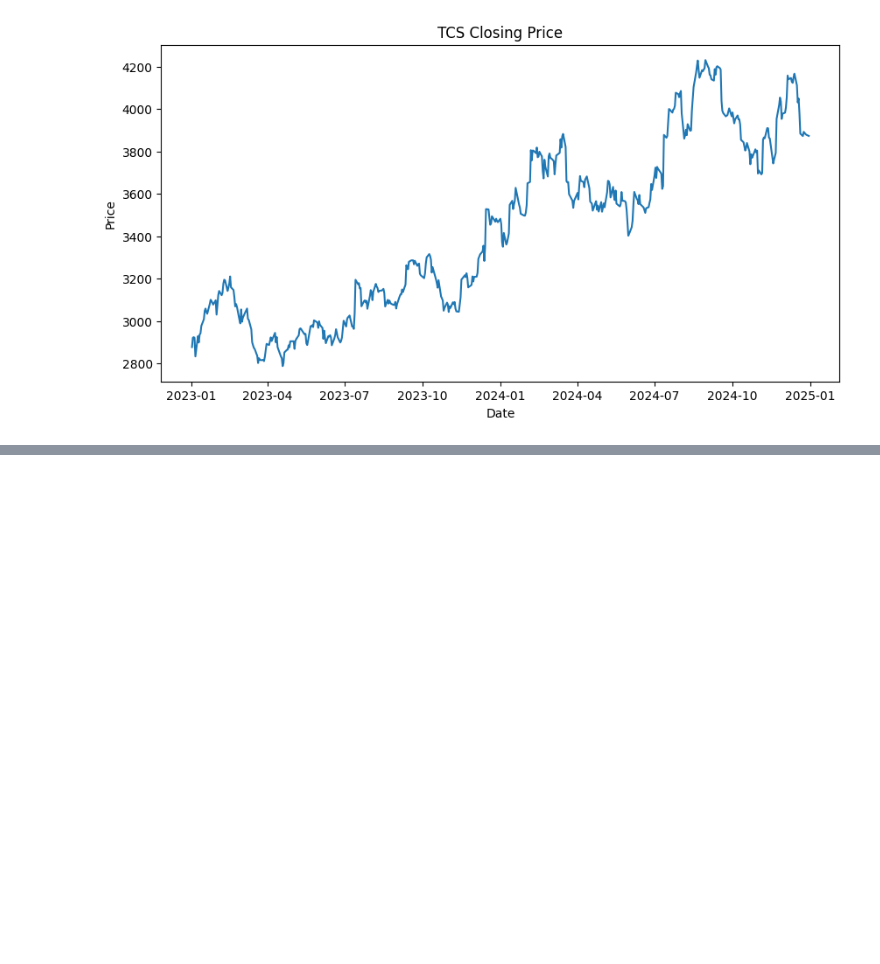
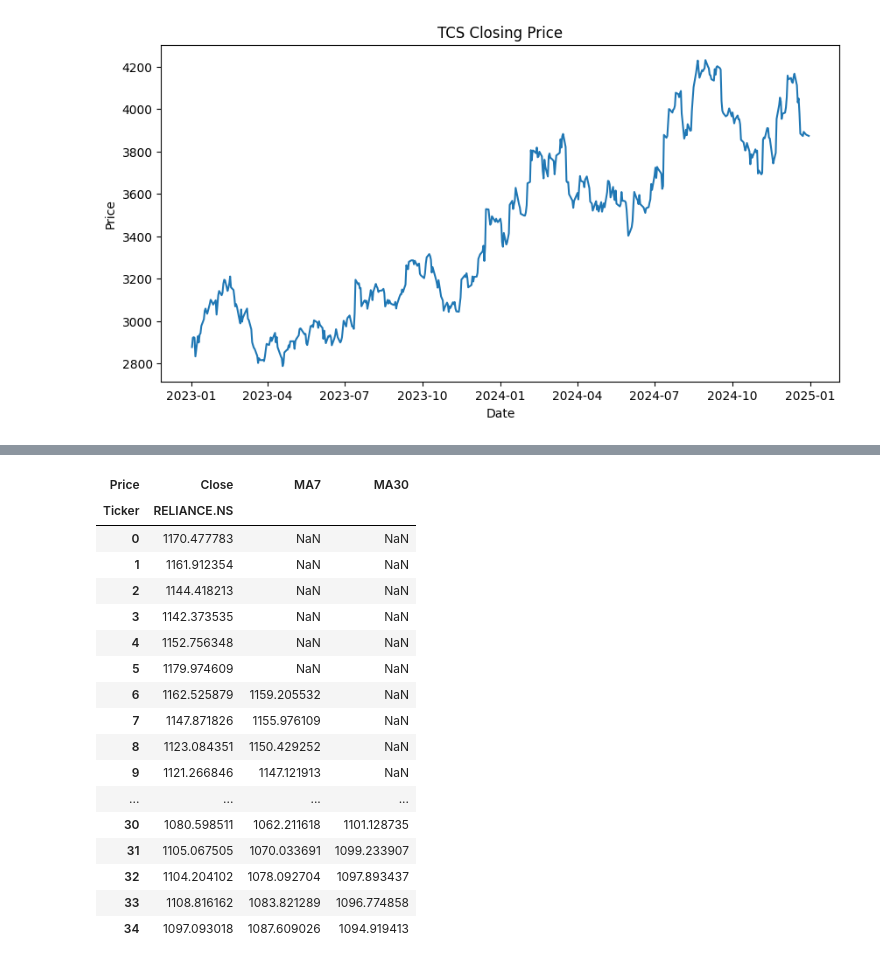
Before and after one commit to Manjunath-Kurubar/stock-market-data-analysis, a Jupyter notebook: Stock_Market_Analysis.ipynb, the cells around one changed output, grey strips where cells are left out. Cells and saved outputs as stored; diff of their text form; code cells hidden in the pictures; blank space fills up the shorter version.

```diff
--- a/Stock_Market_Analysis.ipynb
+++ b/Stock_Market_Analysis.ipynb
@@ -89,0 +140,2 @@ Text(0, 0.5, 'Price')
+# %%
+reliance = yf.download('RELIANCE.NS', start='2023-01-01', end='2024-12-31')
@@ -89,0 +144,2 @@ Text(0, 0.5, 'Price')
+# %%
+reliance.reset_index(inplace=True)
@@ -89,0 +195,24 @@ Text(0, 0.5, 'Price')
+# %%
+reliance['MA7'] = reliance['Close'].rolling(window=7).mean()
+reliance['MA30'] = reliance['Close'].rolling(window=30).mean()
+# %%
+reliance[['Close','MA7','MA30']].head(35)
+# %% [output]
+| Price | Close | MA7 | MA30 |
+| Ticker | RELIANCE.NS |  |  |
+| 0 | 1170.477783 | NaN | NaN |
+| 1 | 1161.912354 | NaN | NaN |
+| 2 | 1144.418213 | NaN | NaN |
+| 3 | 1142.373535 | NaN | NaN |
+| 4 | 1152.756348 | NaN | NaN |
+| 5 | 1179.974609 | NaN | NaN |
+| 6 | 1162.525879 | 1159.205532 | NaN |
+| 7 | 1147.871826 | 1155.976109 | NaN |
+| 8 | 1123.084351 | 1150.429252 | NaN |
+| 9 | 1121.266846 | 1147.121913 | NaN |
+| ... | ... | ... | ... |
+| 30 | 1080.598511 | 1062.211618 | 1101.128735 |
+| 31 | 1105.067505 | 1070.033691 | 1099.233907 |
+| 32 | 1104.204102 | 1078.092704 | 1097.893437 |
+| 33 | 1108.816162 | 1083.821289 | 1096.774858 |
+| 34 | 1097.093018 | 1087.609026 | 1094.919413 |
```
Also changed, not shown: parts of 13 cells of this notebook.
